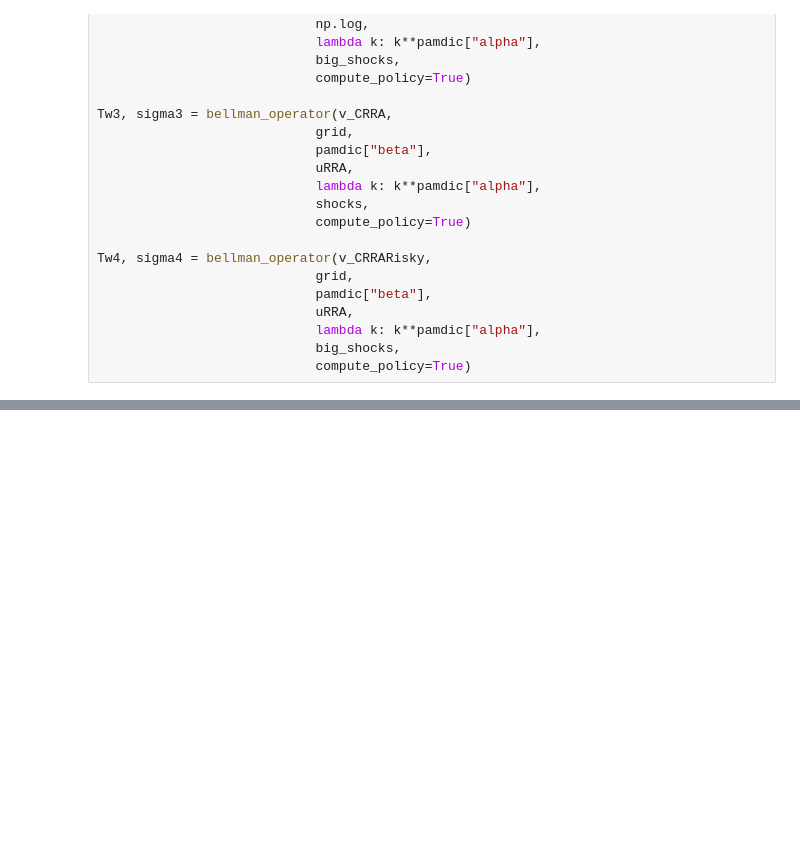
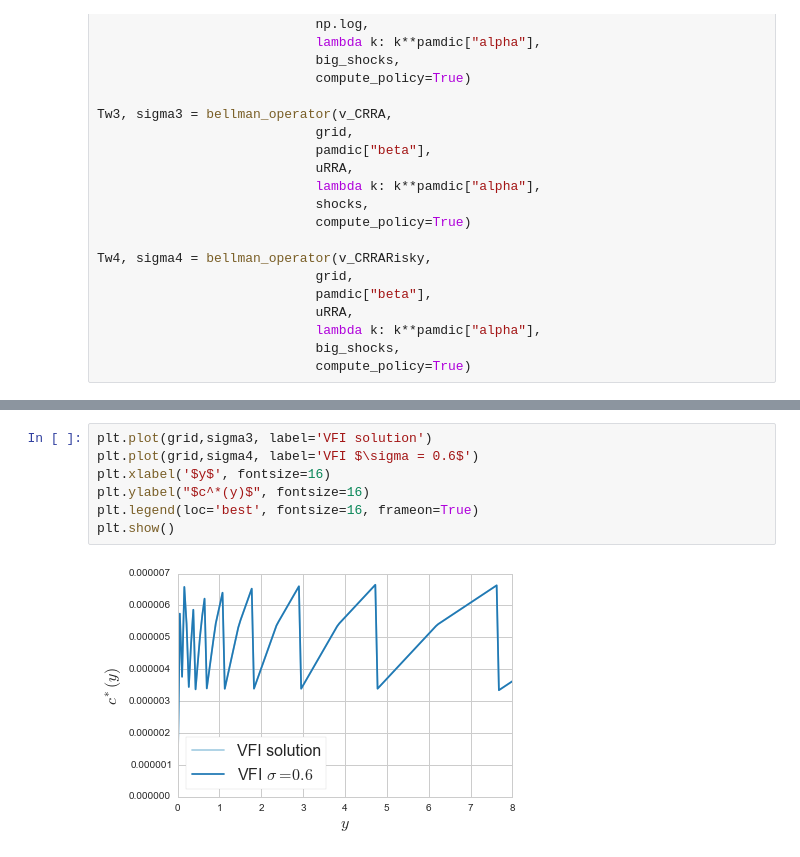
Before and after one commit to crisla/code-club, a Jupyter notebook: s3/Consumption Problems.ipynb, the cells around one changed output, grey strips where cells are left out. Drawn from its saved outputs; the diff is of its cells as text; blank space fills up the shorter version.

```diff
--- a/s3/Consumption Problems.ipynb
+++ b/s3/Consumption Problems.ipynb
@@ -295,0 +240,9 @@ plt.show()
+# %%
+plt.plot(grid,sigma3, label='VFI solution')
+plt.plot(grid,sigma4, label='VFI $\sigma = 0.6$')
+plt.xlabel('$y$', fontsize=16)
+plt.ylabel("$c^*(y)$", fontsize=16)
+plt.legend(loc='best', fontsize=16, frameon=True)
+plt.show()
+# %% [output]
+[figure, added]
```
Also changed, not shown: parts of 18 cells of this notebook, 53 other files.
